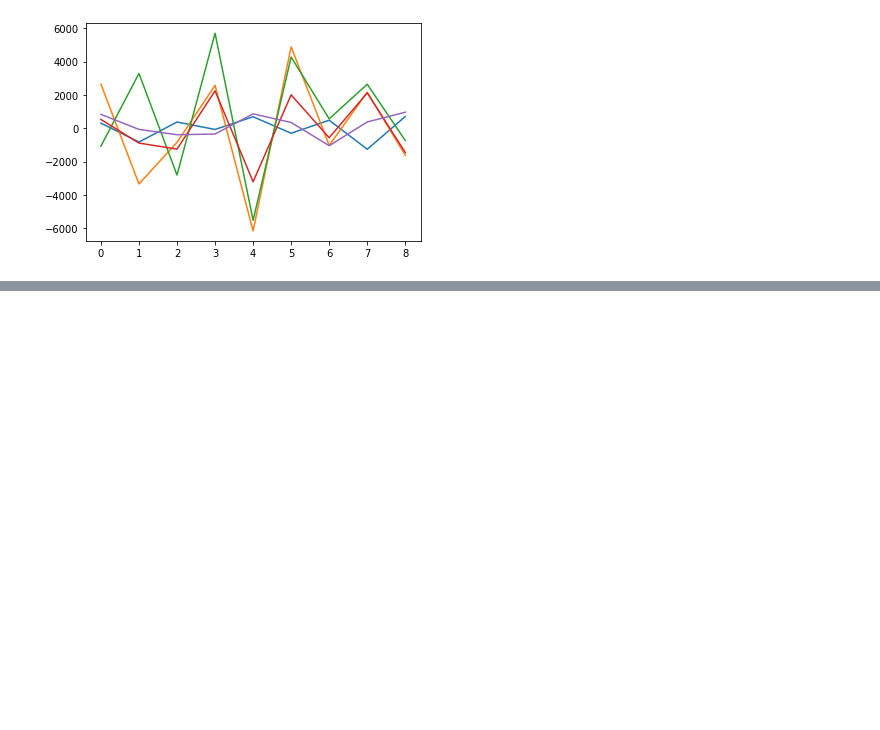
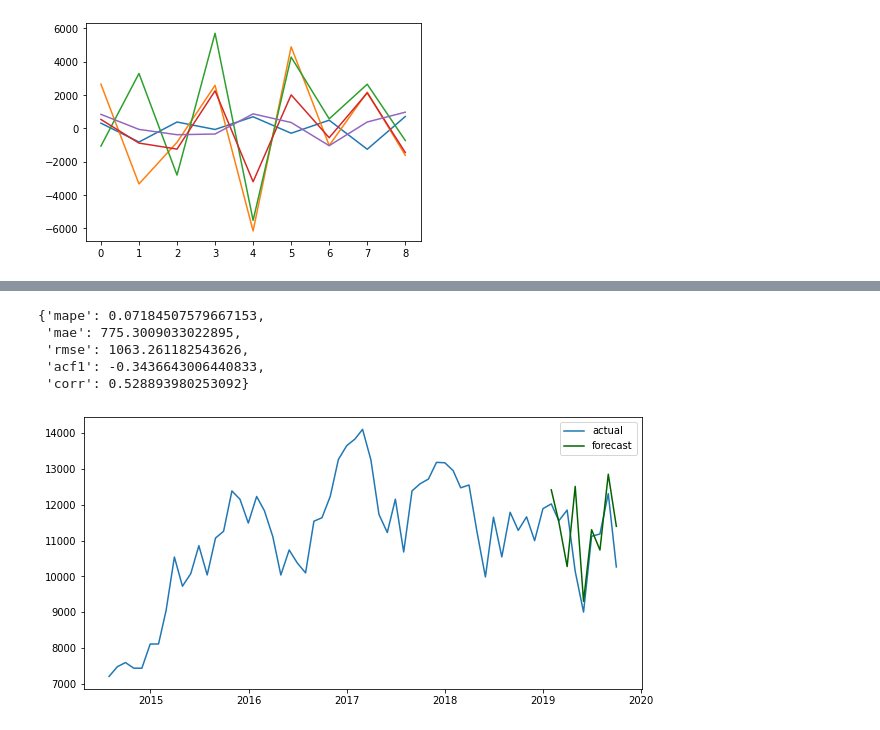
Before and after one commit to Mounji-Salma/Forecasting_App, a Jupyter notebook: VAR.ipynb, the cells around one changed output, grey strips where cells are left out. Drawn from its saved outputs; the diff is of its cells as text; code cells hidden in the pictures; blank space fills up the shorter version.

```diff
--- a/VAR.ipynb
+++ b/VAR.ipynb
@@ -304,0 +271,5 @@ LinAlgError: 4-th leading minor of the array is not positive definite
+# %%
+# forecasting
+pred = prediction
+df_forecast = pd.DataFrame(pred, index=cluster_8_s.index[-9:], columns=cluster_8_s.columns + '_1d')
+df_forecast.tail()
@@ -304,0 +296,16 @@ LinAlgError: 4-th leading minor of the array is not positive definite
+# %%
+# inverting transformation
+def invert_transformation(df_train, df_forecast, second_diff=False):
+    """Revert back the differencing to get the forecast to original scale."""
+    df_fc = df_forecast.copy()
+    columns = df_train.columns
+    for col in columns:
+        if second_diff:
+            df_fc[str(col)+'_1d'] = (df_train[col].iloc[-1]-df_train[col].iloc[-2]) + df_fc[str(col)+'_2d'].cumsum()
+        # Roll back 1st Diff
+        df_fc[str(col)+'_forecast'] = df_train[col].iloc[-1] + df_fc[str(col)+'_1d'].cumsum()
+    return df_fc
+# show inverted results in a dataframe
+df_results = invert_transformation( cluster_8[['P_24']].loc[:'2018-12-31'], df_forecast[['P_24_1d']])
+temp = df_results[['P_24_forecast']]
+temp
@@ -304,0 +343,15 @@ LinAlgError: 4-th leading minor of the array is not positive definite
+# %%
+forecast_accuracy(temp['P_24_forecast'], cluster_8['P_24'].loc['2019-01-31':])
+# %% [output]
+{'mape': 0.07184507579667153,
+ 'mae': 775.3009033022895,
+ 'rmse': 1063.261182543626,
+ 'acf1': -0.3436643006440833,
+ 'corr': 0.528893980253092}
+# %%
+fig, axs = plt.subplots(1, 1, figsize=(10, 5))
+axs.plot(cluster_8[['P_24']], label="actual")
+axs.plot(temp, color='darkgreen', label="forecast")
+axs.legend();
+# %% [output]
+[figure, added]
```
Also changed, not shown: parts of 13 cells of this notebook.
